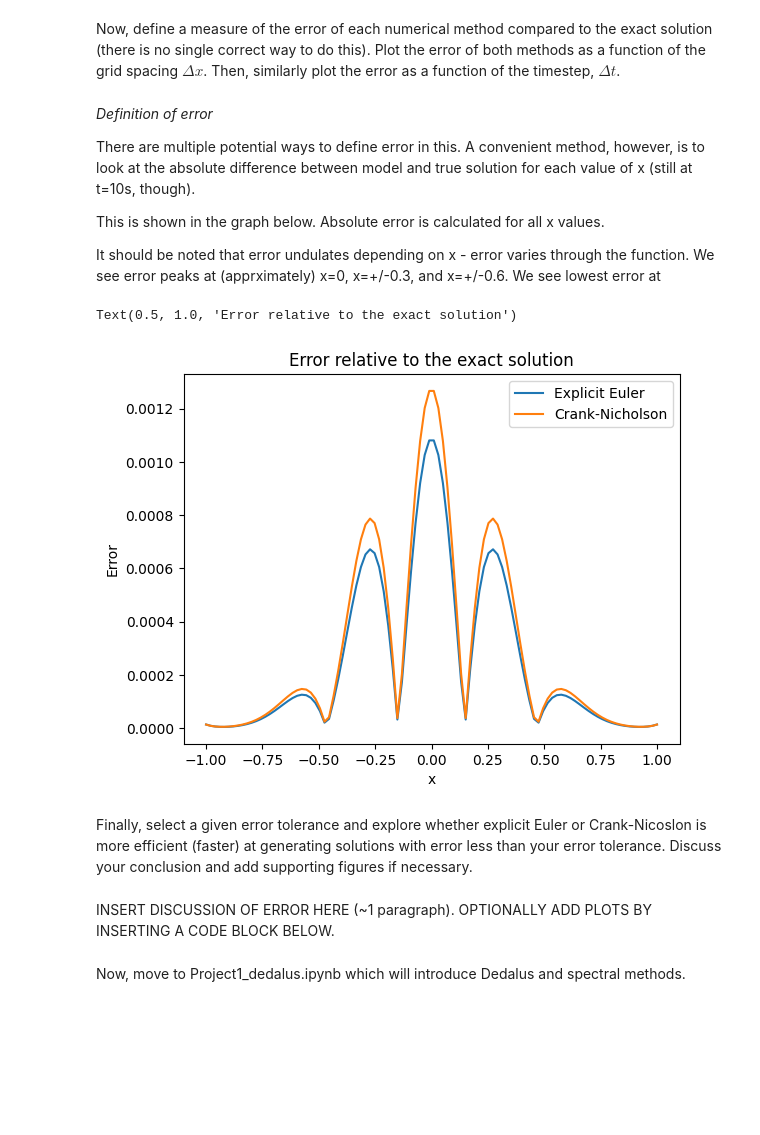
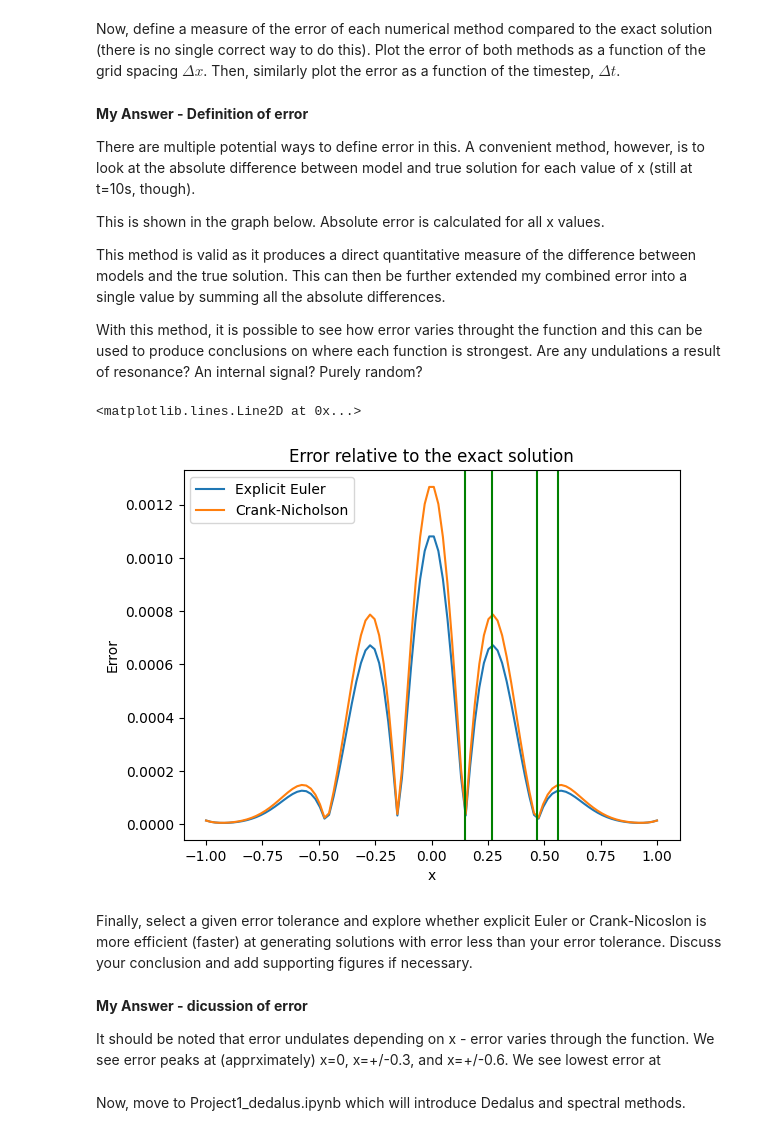
Before and after one commit to AnnabelHall/QCES_LNM, a Jupyter notebook: Project1_numerical_methods.ipynb, the cells around one changed output. Drawn from its saved outputs; the diff is of its cells as text; code cells hidden in the pictures; blank space fills up the shorter version.

```diff
--- a/Project1_numerical_methods.ipynb
+++ b/Project1_numerical_methods.ipynb
@@ -289,39 +291,48 @@ plt.show()
 # %% [markdown]
 Now, define a measure of the error of each numerical method compared to the exact solution (there is no single correct way to do this). Plot the error of both methods as a function of the grid spacing $\Delta x$. Then, similarly plot the error as a function of the timestep, $\Delta t$.
 # %% [markdown]
-*Definition of error*
+**My Answer - Definition of error**
 
 There are multiple potential ways to define error in this. A convenient method, however, is to look at the absolute difference between model and true solution for each value of x (still at t=10s, though).
 
 This is shown in the graph below. Absolute error is calculated for all x values.
 
-It should be noted that error undulates depending on x - error varies through the function. We see error peaks at (apprximately) x=0, x=+/-0.3, and x=+/-0.6.
-We see lowest error at
+This method is valid as it produces a direct quantitative measure of the difference between models and the true solution. This can then be further extended my combined error into a single value by summing all the absolute differences.
+
+With this method, it is possible to see how error varies throught the function and this can be used to produce conclusions on where each function is strongest. Are any undulations a result of resonance? An internal signal? Purely random?
 # %%
 # Again, t = 20 for the true solution is equivalent to t = 10 for the models
 
 def euler_error(x):
   error_ee = abs(c_EE[:,-1] - oneD_conc(x, 20, kappa))
   return error_ee
 
 def CN_error(x):
   error_CN = abs(c_CN[:,-1] - oneD_conc(x, 20, kappa))
   return error_CN
 
 
 plt.plot(x, euler_error(x), label = 'Explicit Euler')
 plt.plot(x, CN_error(x), label = 'Crank-Nicholson')
 plt.legend()
 plt.xlabel('x')
 plt.ylabel('Error')
 plt.title('Error relative to the exact solution')
+
+plt.axvline(x = 0.27, color = 'g', label = 'axvline - full height')
+plt.axvline(x = 0.56, color = 'g', label = 'axvline - full height')
+plt.axvline(x = 0.15, color = 'g', label = 'axvline - full height')
+plt.axvline(x = 0.47, color = 'g', label = 'axvline - full height')
 # %% [output]
-Text(0.5, 1.0, 'Error relative to the exact solution')
+<matplotlib.lines.Line2D at 0x...>
-[figure, old version]
+[figure, new version]
 # %% [markdown]
 Finally, select a given error tolerance and explore whether explicit Euler or Crank-Nicoslon is more efficient (faster) at generating solutions with error less than your error tolerance. Discuss your conclusion and add supporting figures if necessary.
-# %% [markdown]
-INSERT DISCUSSION OF ERROR HERE (~1 paragraph).  OPTIONALLY ADD PLOTS BY INSERTING A CODE BLOCK BELOW.
+# %% [markdown]
+**My Answer - dicussion of error**
+
+It should be noted that error undulates depending on x - error varies through the function. We see error peaks at (apprximately) x=0, x=+/-0.3, and x=+/-0.6.
+We see lowest error at
 # %% [markdown]
 Now, move to Project1_dedalus.ipynb which will introduce Dedalus and spectral methods.
 # %% [markdown]
```
Also changed, not shown: parts of 2 cells of this notebook.
